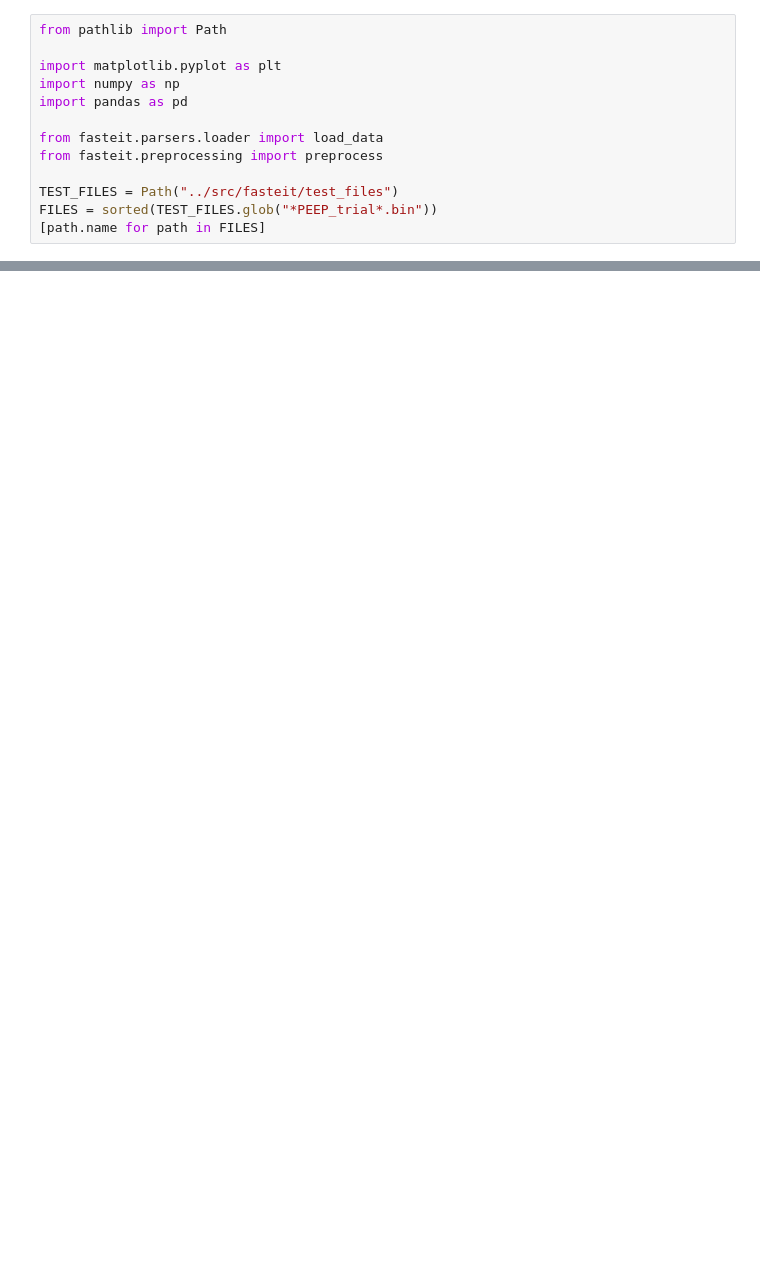
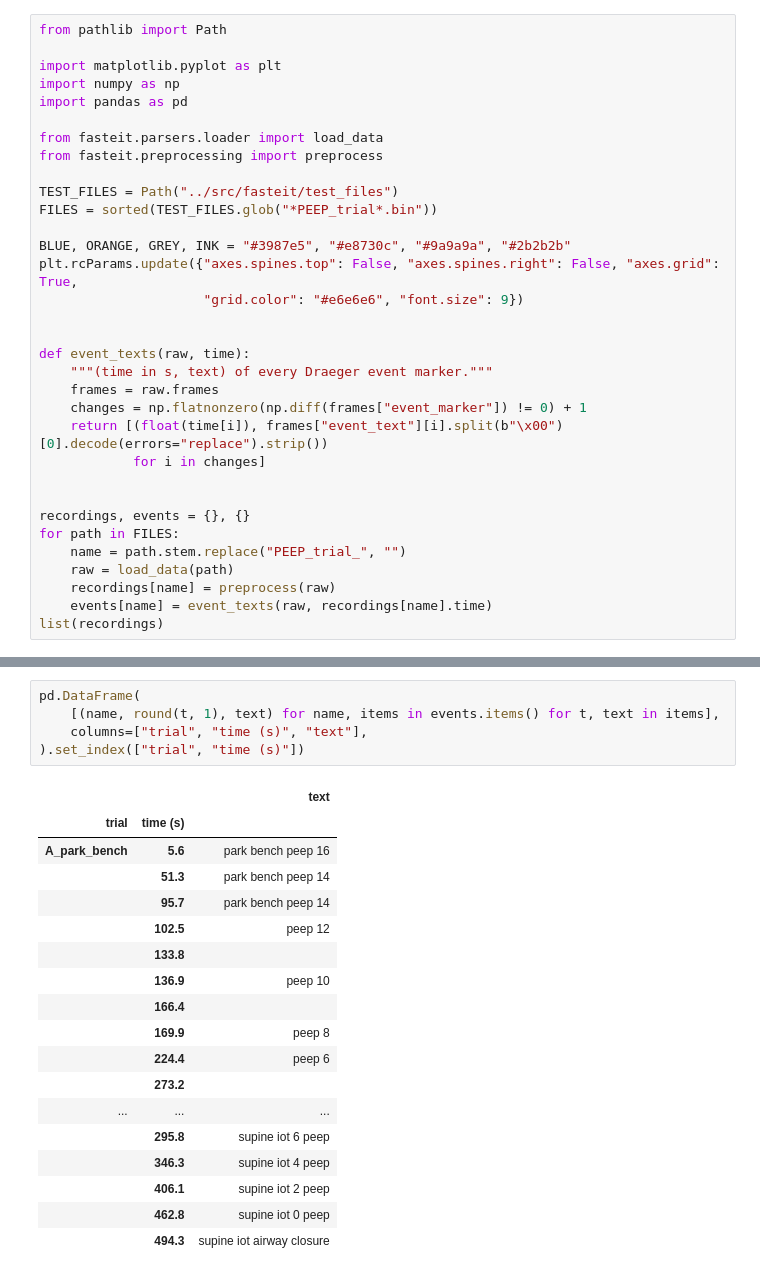
Before and after one commit to Kernel236/fastEIT, a Jupyter notebook: notebooks/06_peep_trial_segmentation.ipynb, the cells around one changed output, grey strips where cells are left out. Saved outputs shown, nothing was run; the diff lists cells and outputs as text; blank space fills up the shorter version.

```diff
--- a/notebooks/06_peep_trial_segmentation.ipynb
+++ b/notebooks/06_peep_trial_segmentation.ipynb
@@ -32,4 +33,24 @@ from fasteit.preprocessing import preprocess
 
 TEST_FILES = Path("../src/fasteit/test_files")
 FILES = sorted(TEST_FILES.glob("*PEEP_trial*.bin"))
-[path.name for path in FILES]
+
+BLUE, ORANGE, GREY, INK = "#3987e5", "#e8730c", "#9a9a9a", "#2b2b2b"
+plt.rcParams.update({"axes.spines.top": False, "axes.spines.right": False, "axes.grid": True,
+                     "grid.color": "#e6e6e6", "font.size": 9})
+
+
+def event_texts(raw, time):
+    """(time in s, text) of every Draeger event marker."""
+    frames = raw.frames
+    changes = np.flatnonzero(np.diff(frames["event_marker"]) != 0) + 1
+    return [(float(time[i]), frames["event_text"][i].split(b"\x00")[0].decode(errors="replace").strip())
+            for i in changes]
+
+
+recordings, events = {}, {}
+for path in FILES:
+    name = path.stem.replace("PEEP_trial_", "")
+    raw = load_data(path)
+    recordings[name] = preprocess(raw)
+    events[name] = event_texts(raw, recordings[name].time)
+list(recordings)
@@ -50,0 +96,24 @@ position; volume-controlled ventilation, intubated patients. Each step is annota
+# %%
+pd.DataFrame(
+    [(name, round(t, 1), text) for name, items in events.items() for t, text in items],
+    columns=["trial", "time (s)", "text"],
+).set_index(["trial", "time (s)"])
+# %% [output]
+|  |  | text |
+| trial | time (s) |  |
+| A_park_bench | 5.6 | park bench peep 16 |
+|  | 51.3 | park bench peep 14 |
+|  | 95.7 | park bench peep 14 |
+|  | 102.5 | peep 12 |
+|  | 133.8 |  |
+|  | 136.9 | peep 10 |
+|  | 166.4 |  |
+|  | 169.9 | peep 8 |
+|  | 224.4 | peep 6 |
+|  | 273.2 |  |
+| ... | ... | ... |
+|  | 295.8 | supine iot 6 peep |
+|  | 346.3 | supine iot 4 peep |
+|  | 406.1 | supine iot 2 peep |
+|  | 462.8 | supine iot 0 peep |
+|  | 494.3 | supine iot airway closure |
```
Also changed, not shown: parts of 32 cells of this notebook.
